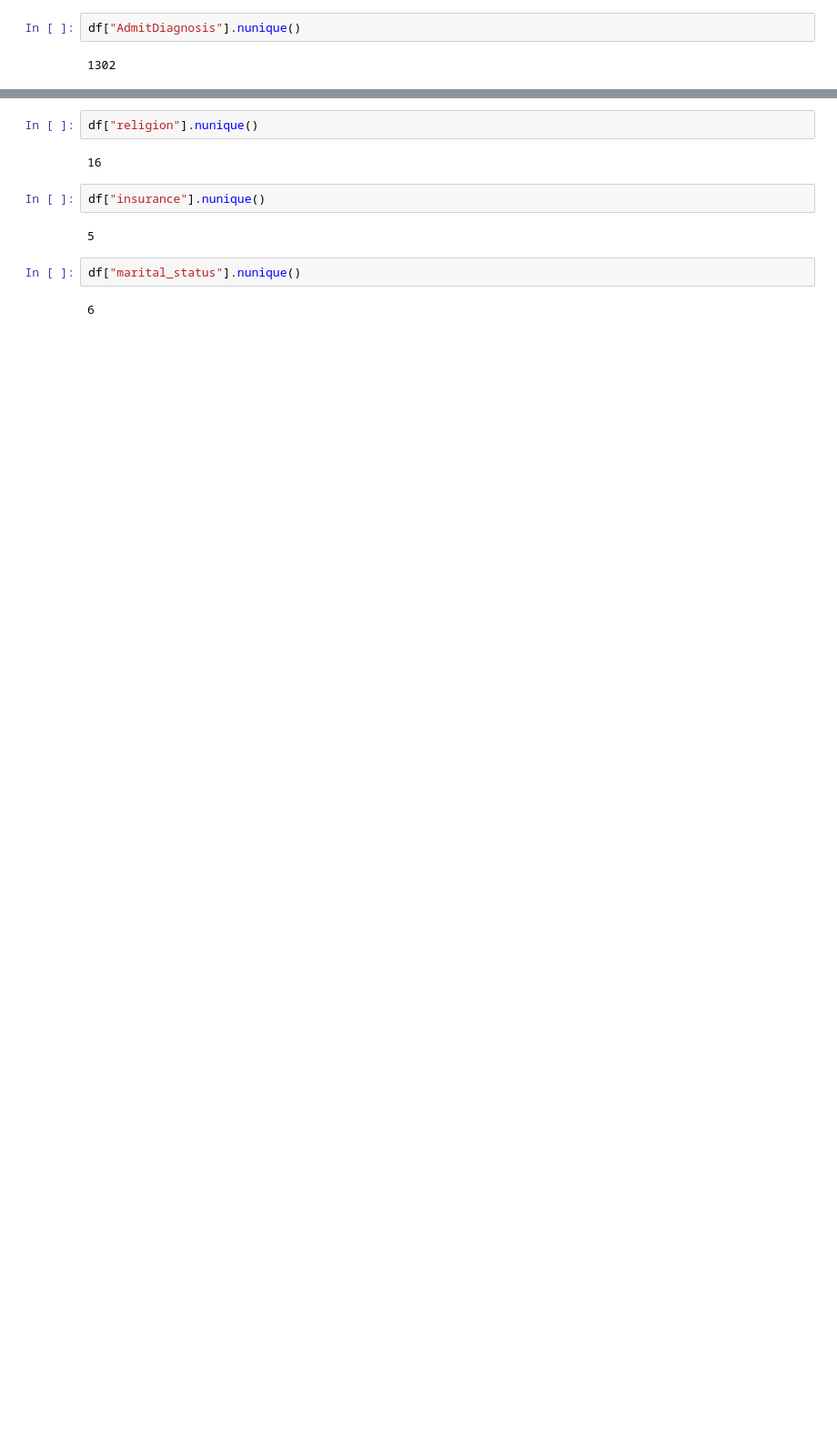
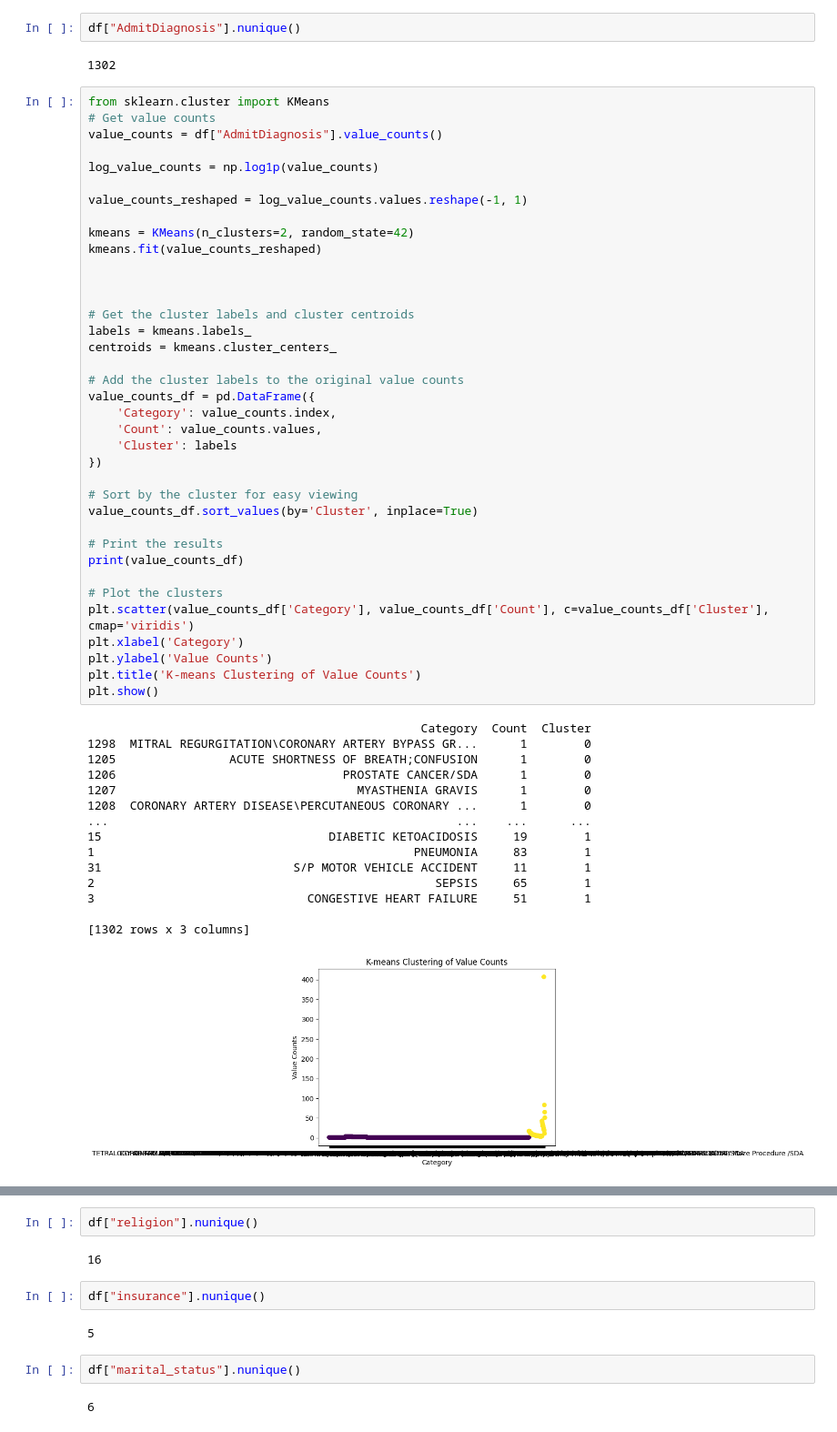
Before and after one commit to mairihallman/MAT-4376E-F24, a Jupyter notebook: 2-bayesian-data-analysis/data-cleaning-q5.ipynb, the cells around one changed output, grey strips where cells are left out. Shown at 91% size. Saved outputs shown, nothing was run; the diff lists cells and outputs as text; blank space fills up the shorter version.

```diff
--- a/2-bayesian-data-analysis/data-cleaning-q5.ipynb
+++ b/2-bayesian-data-analysis/data-cleaning-q5.ipynb
@@ -68,3 +87,56 @@ df["AdmitProcedure"].nunique()
 df["AdmitDiagnosis"].nunique()
 # %% [output]
 1302
+# %%
+from sklearn.cluster import KMeans
+# Get value counts
+value_counts = df["AdmitDiagnosis"].value_counts()
+
+log_value_counts = np.log1p(value_counts)
+
+value_counts_reshaped = log_value_counts.values.reshape(-1, 1)
+
+kmeans = KMeans(n_clusters=2, random_state=42)
+kmeans.fit(value_counts_reshaped)
+
+
+
+# Get the cluster labels and cluster centroids
+labels = kmeans.labels_
+centroids = kmeans.cluster_centers_
+
+# Add the cluster labels to the original value counts
+value_counts_df = pd.DataFrame({
+    'Category': value_counts.index,
+    'Count': value_counts.values,
+    'Cluster': labels
+})
+
+# Sort by the cluster for easy viewing
+value_counts_df.sort_values(by='Cluster', inplace=True)
+
+# Print the results
+print(value_counts_df)
+
+# Plot the clusters
+plt.scatter(value_counts_df['Category'], value_counts_df['Count'], c=value_counts_df['Cluster'], cmap='viridis')
+plt.xlabel('Category')
+plt.ylabel('Value Counts')
+plt.title('K-means Clustering of Value Counts')
+plt.show()
+# %% [output]
+                                               Category  Count  Cluster
+1298  MITRAL REGURGITATION\CORONARY ARTERY BYPASS GR...      1        0
+1205                ACUTE SHORTNESS OF BREATH;CONFUSION      1        0
+1206                                PROSTATE CANCER/SDA      1        0
+1207                                  MYASTHENIA GRAVIS      1        0
+1208  CORONARY ARTERY DISEASE\PERCUTANEOUS CORONARY ...      1        0
+...                                                 ...    ...      ...
+15                                DIABETIC KETOACIDOSIS     19        1
+1                                             PNEUMONIA     83        1
+31                           S/P MOTOR VEHICLE ACCIDENT     11        1
+2                                                SEPSIS     65        1
+3                              CONGESTIVE HEART FAILURE     51        1
+
+[1302 rows x 3 columns]
+[figure, added]
```
Also changed, not shown: parts of 29 cells of this notebook, 5 other files.
